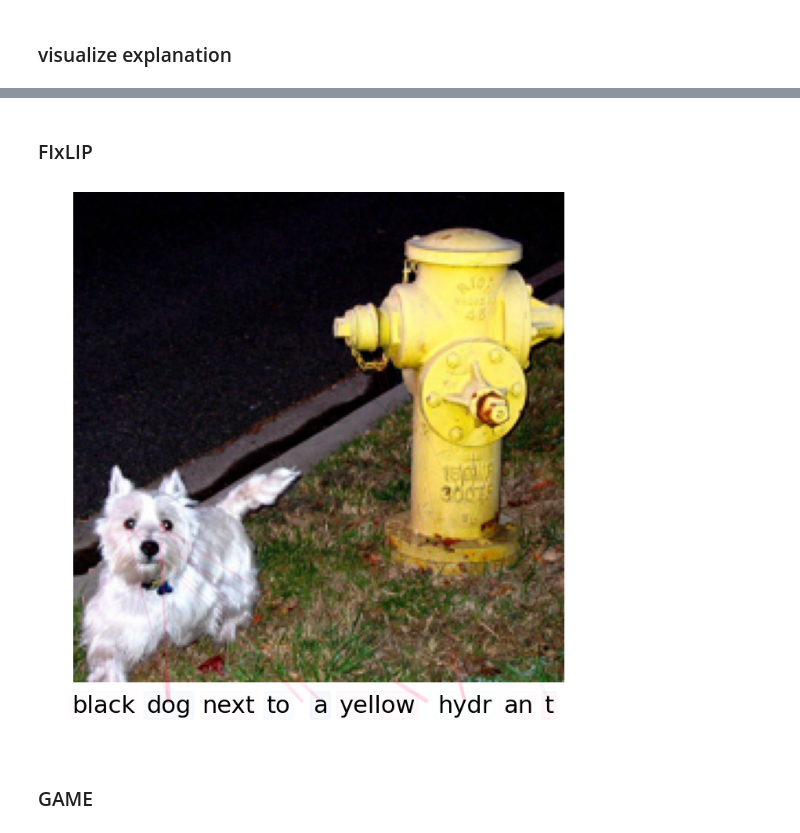
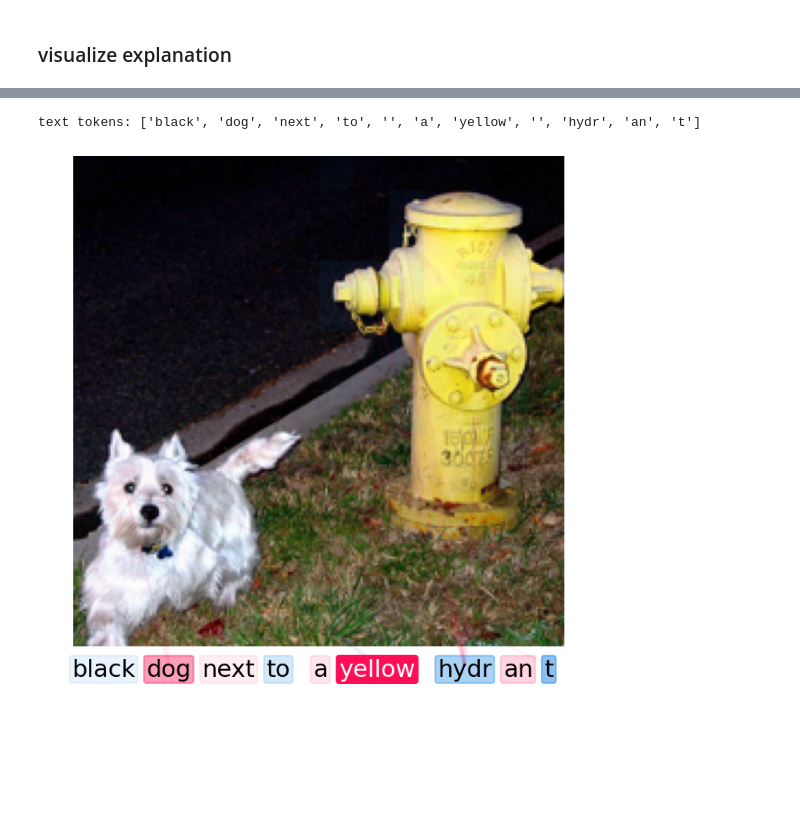
Before and after one commit to yhuang122/Image-Explanations-with-shapiq, a Jupyter notebook: example_siglip.ipynb, the cells around one changed output, grey strips where cells are left out. Drawn from its saved outputs; the diff is of its cells as text; code cells hidden in the pictures; blank space fills up the shorter version.

```diff
--- a/example_siglip.ipynb
+++ b/example_siglip.ipynb
@@ -102,50 +66,43 @@ image_std = (0.26862954, 0.26130258, 0.27577711)
 # %%
-if getattr(game._imputer.config, "segmenter", None) == "slic":
-    text_tokens = input_text.split()
-elif game._imputer.config.model_type in ("siglip", "siglip2"):
-    input_ids = game.inputs['input_ids'][0]
-    tokens = game.processor.tokenizer.convert_ids_to_tokens(input_ids)
-    text_tokens = [t.replace('▁', '') for t, id_ in zip(tokens, input_ids) if id_.item() != 1]
-else:
-    text_tokens = game.inputs.tokens()
-    text_tokens = text_tokens[1:-1]
-    text_tokens = [token.replace('</w>', '') for token in text_tokens]
+# SigLIP: decode text tokens from the processor's tokenizer
+input_ids = game.inputs['input_ids'][0]
+tokens = game.processor.tokenizer.convert_ids_to_tokens(input_ids)
+# SentencePiece: strip space prefix '▁', keep empty tokens as padding placeholders
+text_tokens = [
+    t.replace('▁', '') for t, id_ in zip(tokens, input_ids)
+    if id_.item() not in (0, 1)
+][:game.n_players_text]
 assert len(text_tokens) == game.n_players_text
 
-    # text_tokens = game.inputs.tokens() # convert_ids_to_tokens
-    # text_tokens = text_tokens[1:-1]
-    # text_tokens = [token.replace('</w>', '') for token in text_tokens]
-    # assert len(text_tokens) == game.n_players_text
-players_text = list(range(game.n_players_image, game.n_players))
-assert game.n_players == interaction_values.n_players == max(players_text) + 1
+# Denormalize image
 input_image_processed = game.inputs['pixel_values'].squeeze(0)
 input_image_denormalized = src.utils.denormalize(
     input_image_processed,
     game.processor.image_processor.image_mean,
-    game.processor.image_processor.image_std
+    game.processor.image_processor.image_std,
 ).permute(1, 2, 0).numpy()
+
+print("text tokens:", text_tokens)
+# %% [output]
+text tokens: ['black', 'dog', 'next', 'to', '', 'a', 'yellow', '', 'hydr', 'an', 't']
-# %% [markdown]
-### FIxLIP
 # %%
+import matplotlib.pyplot as plt
+
 src.plot.plot_image_and_text_together(
     img=input_image_denormalized,
     text=text_tokens,
     image_players=list(range(n_players_image)),
     iv=interaction_values,
     plot_interactions=True,
     top_k=14,
     normalize_jointly=True,
     figsize=(7, 7),
     fontsize=22,
     margin=0.3,
     color_text=True,
     plot_heatmap=True,
     show=False,
-    max_value=4
 )
 plt.tight_layout(pad=0.15)
-# plt.savefig("dog_and_hydrant_fixlip.pdf")
 # %% [output]
-[figure, old version]
+[figure, new version]
-# %% [markdown]
-### GAME
```
Also changed, not shown: parts of 18 cells of this notebook, 3 other files.
